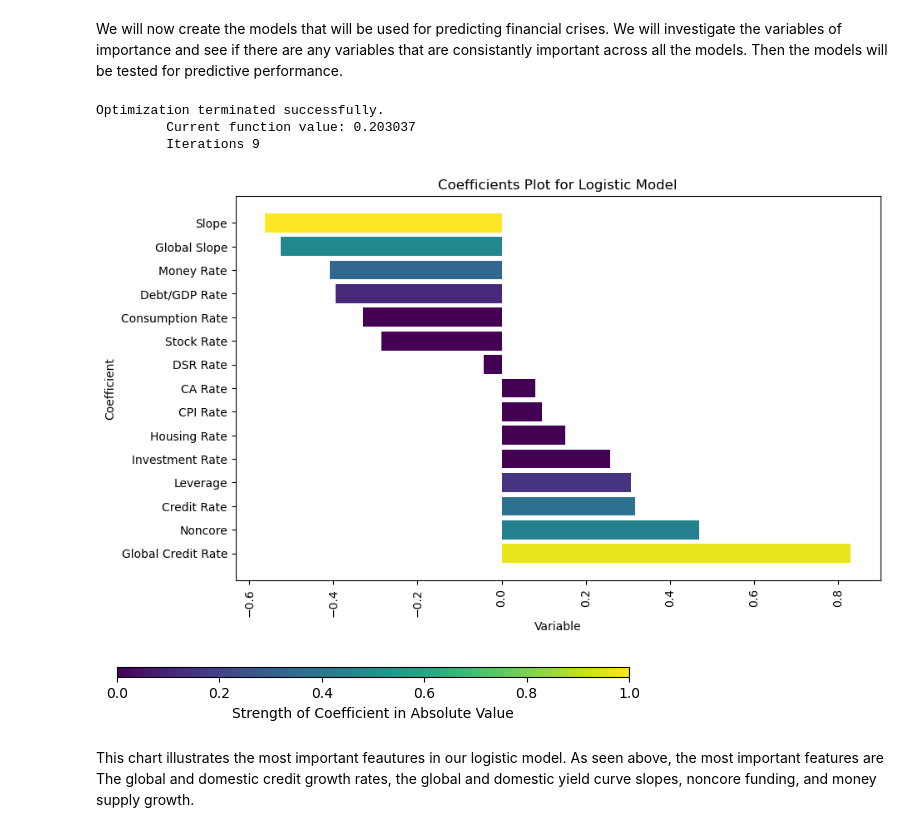
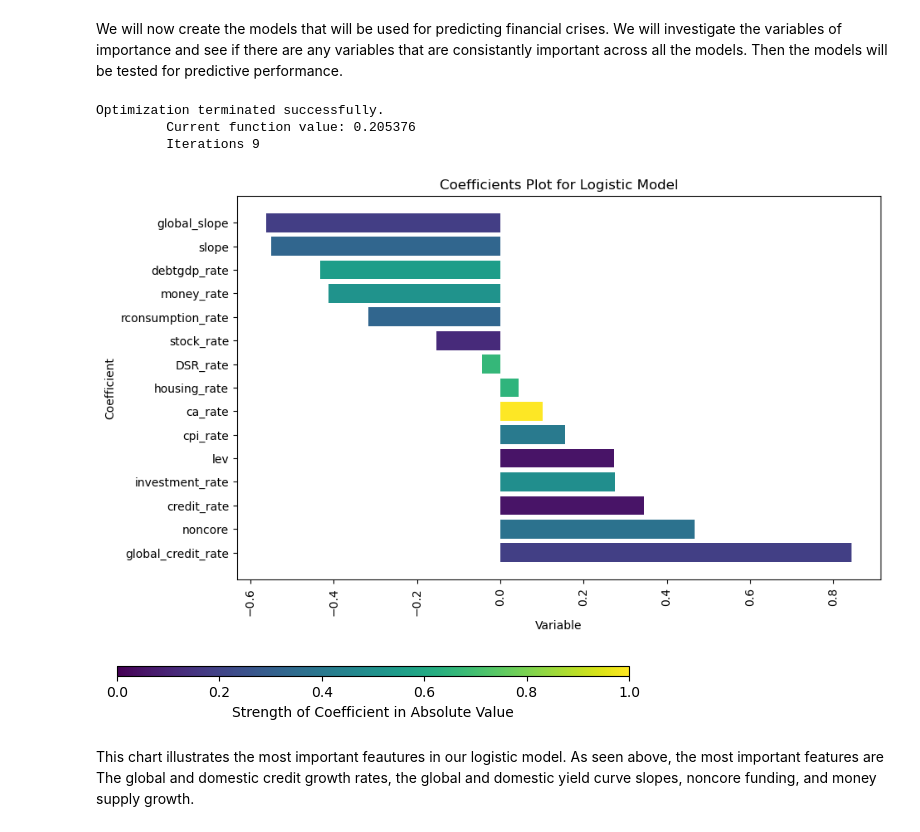
Before and after one commit to stenberg13/financial_crisis_prediction, a Jupyter notebook: Big_Data_Project_NEW.ipynb, the cells around one changed output. Drawn from its saved outputs; the diff is of its cells as text; code cells hidden in the pictures.

```diff
--- a/Big_Data_Project_NEW.ipynb
+++ b/Big_Data_Project_NEW.ipynb
@@ -119,7 +97,6 @@ data['year']
 # now we will create our global slope and credit variables
 grouped = data.groupby('year')
 data = grouped.apply(lambda x: x.assign(
-    global_credit=x.loc[x['country'] != x['country'].iloc[0], 'tloans'].mean(),
     global_slope=x.loc[x['country'] != x['country'].iloc[0], 'slope'].mean()
 ))
 
@@ -139,16 +116,23 @@ data_rate = data.groupby('country').apply(lambda group:
         money_rate = (group['money'] - group['money'].shift(1)) / group['money'].shift(1),
         DSR_rate = (group['DSR'] - group['DSR'].shift(1)/ group['DSR'].shift(1)),
         credit_rate = (group['tloans'] / group['gdp'] - group['tloans'].shift(1) / group['gdp'].shift(1)),
-        global_credit_rate = (group['global_credit'] / group['gdp'] - group['global_credit'].shift(1) / group['gdp'].shift(1)),
         ca_rate = (group['ca'] / group['gdp'] - group['ca'].shift(1) / group['gdp'].shift(1)),
         investment_rate = (group['iy'] - group['iy'].shift(1)),
-        stock_rate =  (group['capital_tr'] - group['capital_tr'].shift(1)),
+        stock_rate =  ((group['capital_tr'] - group['capital_tr'].shift(1))/group['capital_tr'].shift(1)),
         debtgdp_rate = (group['debtgdp'] - group['debtgdp'].shift(1))
     )
 ).reset_index(drop=True)
+
+grouped = data_rate.groupby('year')
+data_rate = grouped.apply(lambda x: x.assign(
+    global_credit_rate=x.loc[x['country'] != x['country'].iloc[0], 'credit_rate'].mean()
+))
+
+# Ungroup
+data_rate= data_rate.reset_index(drop=True)
 # %%
 columns_to_keep = ['cpi_rate', 'rconsumption_rate', 'housing_rate', 'money_rate', 'DSR_rate', 'credit_rate',
-                   'global_credit_rate', 'slope', 'global_slope','ca_rate', 'investment_rate', 'stock_rate', 'debtgdp_rate',  'lev', 'noncore', 'indicator']
+                   'global_credit_rate', 'slope', 'global_slope','ca_rate',  'investment_rate',  'debtgdp_rate', 'noncore', 'lev', 'stock_rate', 'indicator']
 data_subset = data_rate[columns_to_keep]
 
 missing_rows = data_subset[data_subset.isnull().any(axis=1)]
@@ -238,33 +205,33 @@ result.summary()
 coeff = result.params
 # %% [output]
 Optimization terminated successfully.
-         Current function value: 0.203037
+         Current function value: 0.205376
          Iterations 9
 # %%
 coefficients = result.params
 coefficients = coefficients.drop(['intercept'])
 coef_names = coefficients.index
 
 sorted_coefficients = sorted(zip(coefficients, coef_names), reverse=True)
 sorted_coefficients, sorted_coef_names = zip(*sorted_coefficients)
 
 cmap = plt.cm.viridis
 
 plt.figure(figsize=(10, 6))
-plt.barh(sorted_coef_names, sorted_coefficients, color=cmap(abs(coeff_lasso) / max(abs(coeff_lasso))))
+plt.barh(sorted_coef_names, sorted_coefficients, color=cmap(abs(coefficients) / max(abs(coefficients))))
 
 plt.xlabel('Variable')
 plt.ylabel('Coefficient')
 plt.title('Coefficients Plot for Logistic Model')
 plt.xticks(rotation=90)
 plt.show()
 
 # Create a separate axis for the color bar at the bottom
 cbar_ax = plt.axes([.1, 0.01, 0.8, 0.02])  # Adjust the position and size of the color bar axis
 cbar = plt.colorbar(plt.cm.ScalarMappable(cmap=cmap), cax=cbar_ax, orientation='horizontal')
 cbar.set_label('Strength of Coefficient in Absolute Value')
 # %% [output]
-[figure, old version]
+[figure, new version]
 [figure]
 # %% [markdown]
 This chart illustrates the most important feautures in our logistic model. As seen above, the most important features are The global and domestic credit growth rates, the global and domestic yield curve slopes, noncore funding, and money supply growth.
```
Also changed, not shown: parts of 12 cells of this notebook.
